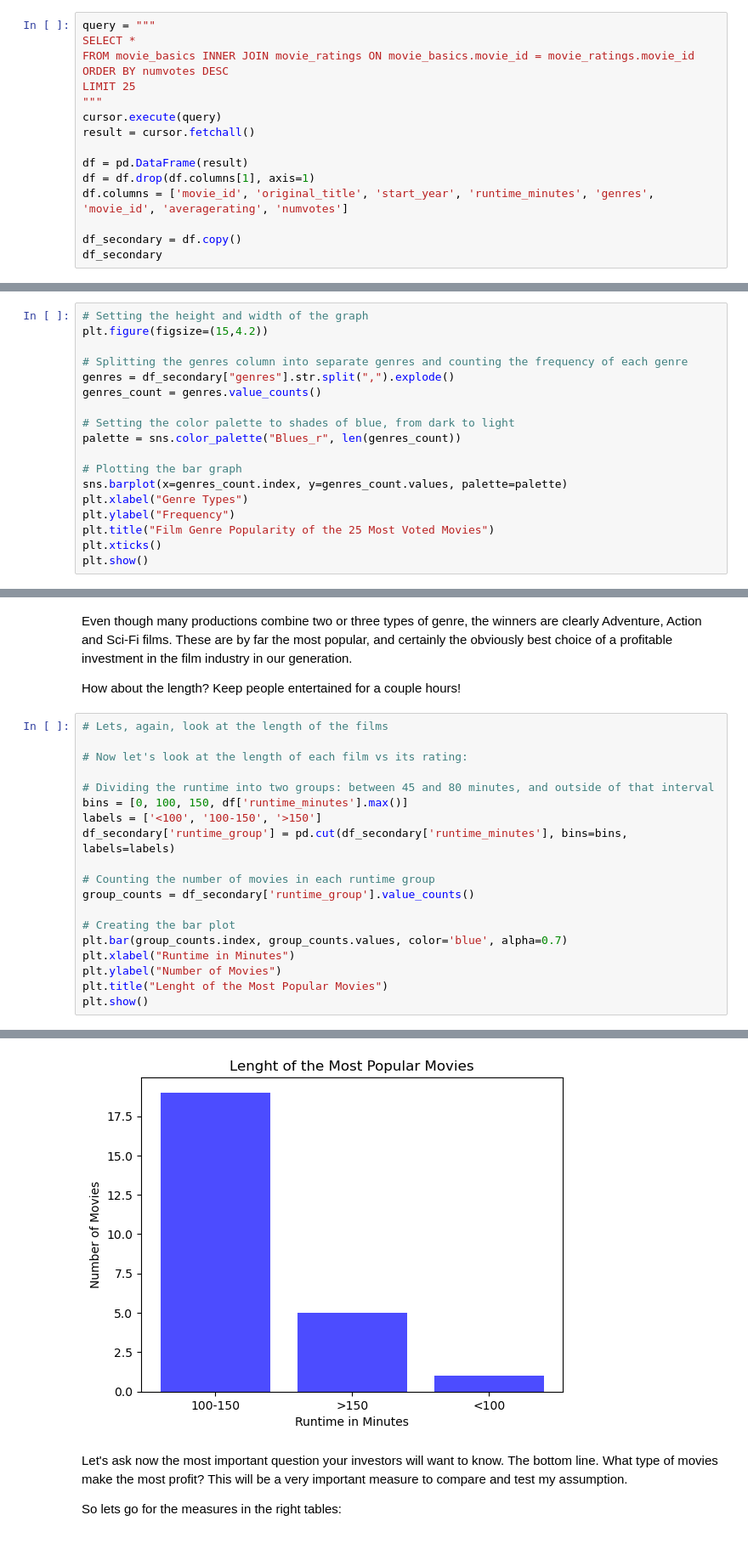
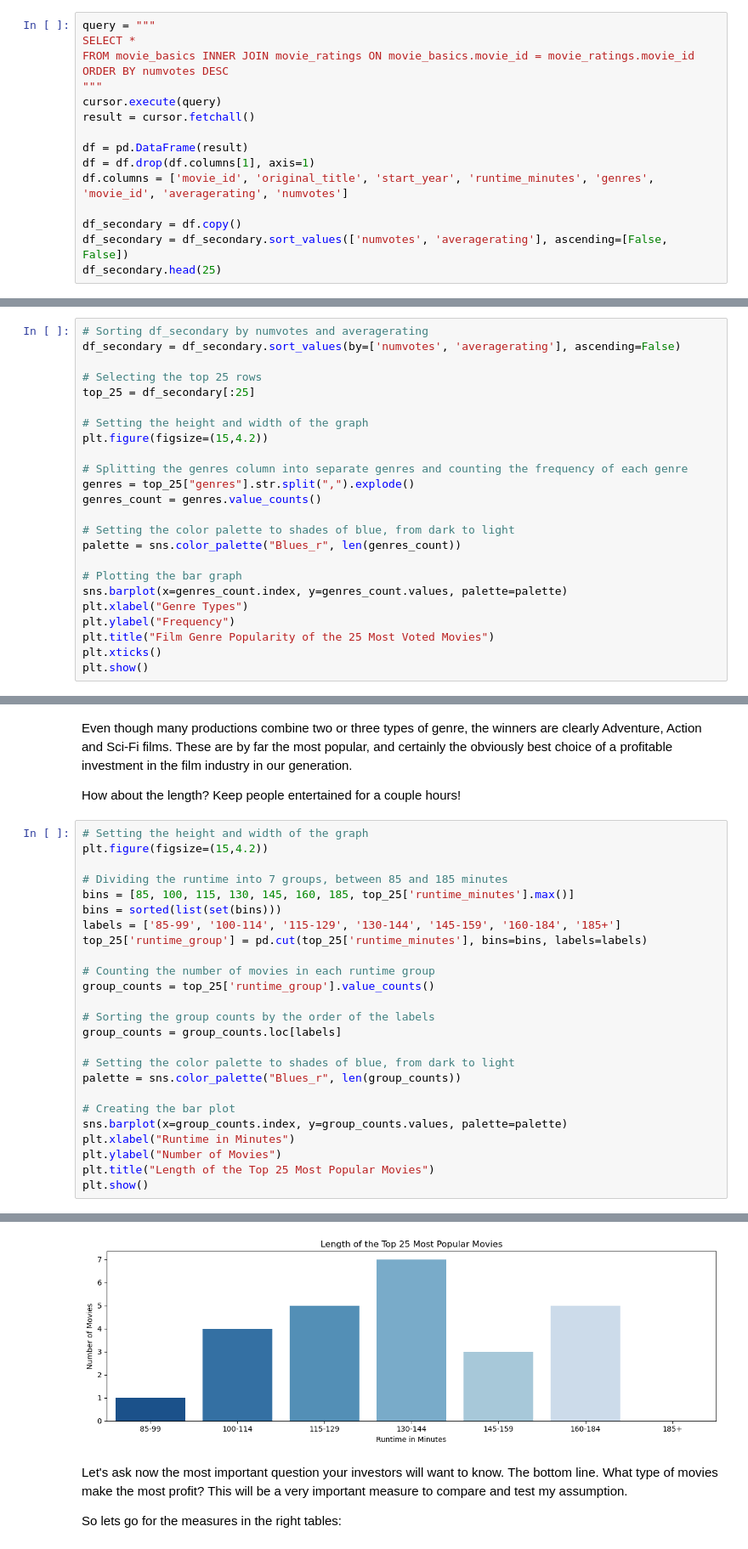
Before and after one commit to rafvrab/Microsoft_Film_Proposal, a Jupyter notebook: Notebook.ipynb, the cells around one changed output, grey strips where cells are left out. Shown at 85% size. Drawn from its saved outputs; the diff is of its cells as text.

```diff
--- a/Notebook.ipynb
+++ b/Notebook.ipynb
@@ -268,7 +281,6 @@ query = """
 SELECT *
 FROM movie_basics INNER JOIN movie_ratings ON movie_basics.movie_id = movie_ratings.movie_id
 ORDER BY numvotes DESC
-LIMIT 25
 """
 cursor.execute(query)
 result = cursor.fetchall()
@@ -278,7 +290,8 @@ df = df.drop(df.columns[1], axis=1)
 df.columns = ['movie_id', 'original_title', 'start_year', 'runtime_minutes', 'genres', 'movie_id', 'averagerating', 'numvotes']
 
 df_secondary = df.copy()
-df_secondary
+df_secondary = df_secondary.sort_values(['numvotes', 'averagerating'], ascending=[False, False])
+df_secondary.head(25)
 # %% [output]
 |  | movie_id | original_title | start_year | runtime_minutes | genres | movie_id | averagerating | numvotes |
 | 0 | tt1375666 | Inception | 2010 | 148.0 | Action,Adventure,Sci-Fi | tt1375666 | 8.8 | 1841066 |
@@ -300,11 +313,17 @@ df_secondary
 # %% [markdown]
 Now we have a much different picture of these succesfull motion pictures - pun intended. As common sense would dictate, the masses aren't as culture-driven. They mostly watch something other than documentaries. Let's see what genre are they most prompt to consume:
 # %%
+# Sorting df_secondary by numvotes and averagerating
+df_secondary = df_secondary.sort_values(by=['numvotes', 'averagerating'], ascending=False)
+
+# Selecting the top 25 rows
+top_25 = df_secondary[:25]
+
 # Setting the height and width of the graph
 plt.figure(figsize=(15,4.2))
 
 # Splitting the genres column into separate genres and counting the frequency of each genre
-genres = df_secondary["genres"].str.split(",").explode()
+genres = top_25["genres"].str.split(",").explode()
 genres_count = genres.value_counts()
 
 # Setting the color palette to shades of blue, from dark to light
@@ -324,22 +343,28 @@ Even though many productions combine two or three types of genre, the winners ar
 
 How about the length?  Keep people entertained for a couple hours!
 # %%
-# Lets, again, look at the length of the films
+# Setting the height and width of the graph
+plt.figure(figsize=(15,4.2))
 
-# Now let's look at the length of each film vs its rating:
-
-# Dividing the runtime into two groups: between 45 and 80 minutes, and outside of that interval
-bins = [0, 100, 150, df['runtime_minutes'].max()]
-labels = ['<100', '100-150', '>150']
-df_secondary['runtime_group'] = pd.cut(df_secondary['runtime_minutes'], bins=bins, labels=labels)
+# Dividing the runtime into 7 groups, between 85 and 185 minutes
+bins = [85, 100, 115, 130, 145, 160, 185, top_25['runtime_minutes'].max()]
+bins = sorted(list(set(bins)))
+labels = ['85-99', '100-114', '115-129', '130-144', '145-159', '160-184', '185+']
+top_25['runtime_group'] = pd.cut(top_25['runtime_minutes'], bins=bins, labels=labels)
 
 # Counting the number of movies in each runtime group
-group_counts = df_secondary['runtime_group'].value_counts()
+group_counts = top_25['runtime_group'].value_counts()
+
+# Sorting the group counts by the order of the labels
+group_counts = group_counts.loc[labels]
+
+# Setting the color palette to shades of blue, from dark to light
+palette = sns.color_palette("Blues_r", len(group_counts))
 
 # Creating the bar plot
-plt.bar(group_counts.index, group_counts.values, color='blue', alpha=0.7)
+sns.barplot(x=group_counts.index, y=group_counts.values, palette=palette)
 plt.xlabel("Runtime in Minutes")
 plt.ylabel("Number of Movies")
-plt.title("Lenght of the Most Popular Movies")
+plt.title("Length of the Top 25 Most Popular Movies")
 plt.show()
 # %% [output]
@@ -346,4 +376,4 @@ plt.show()
-[figure, old version]
+[figure, new version]
 # %% [markdown]
 Let's ask now the most important question your investors will want to know. The bottom line. What type of movies make the most profit? This will be a very important measure to compare and test my assumption.
 
```
Also changed, not shown: parts of 37 cells of this notebook.
